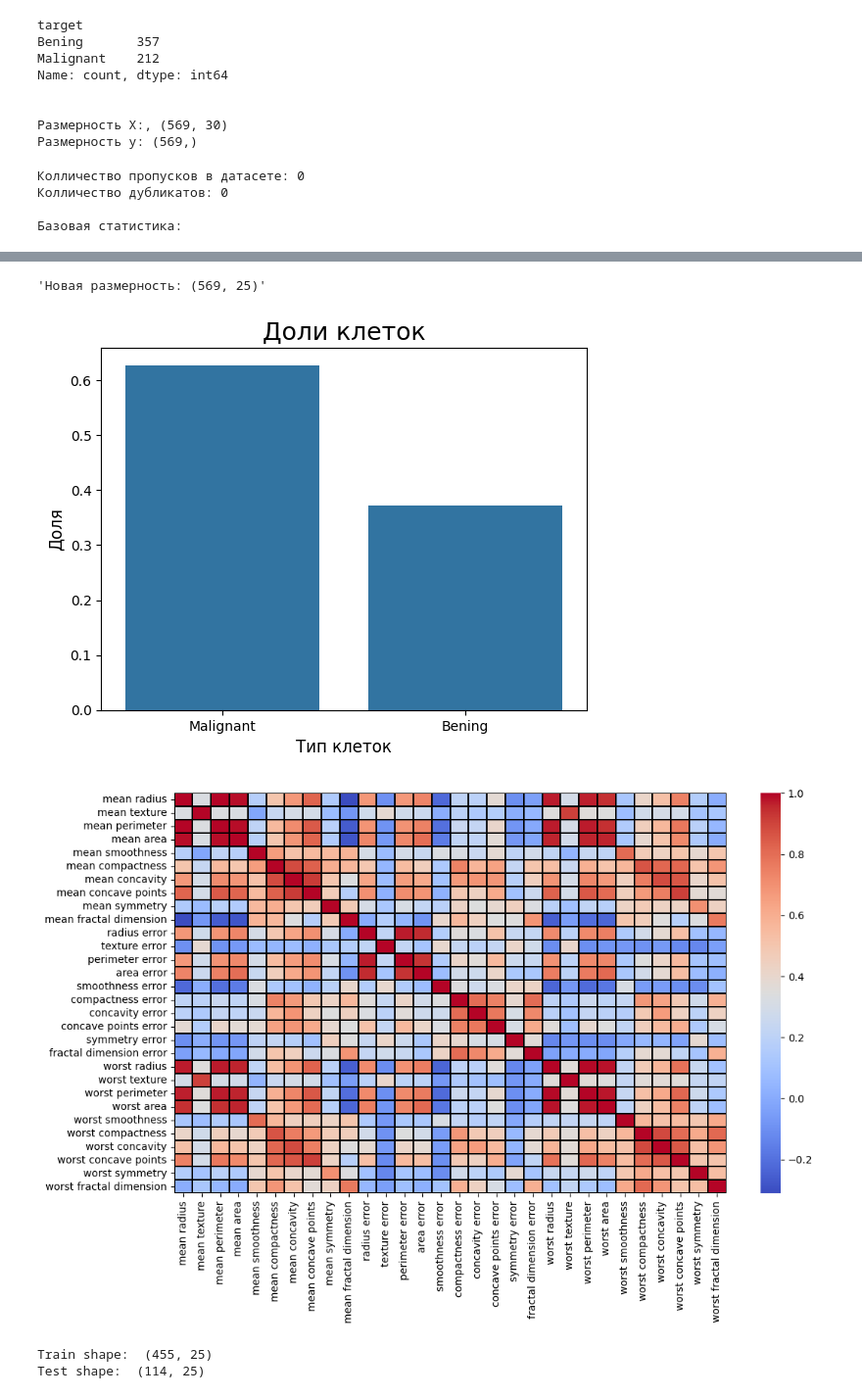
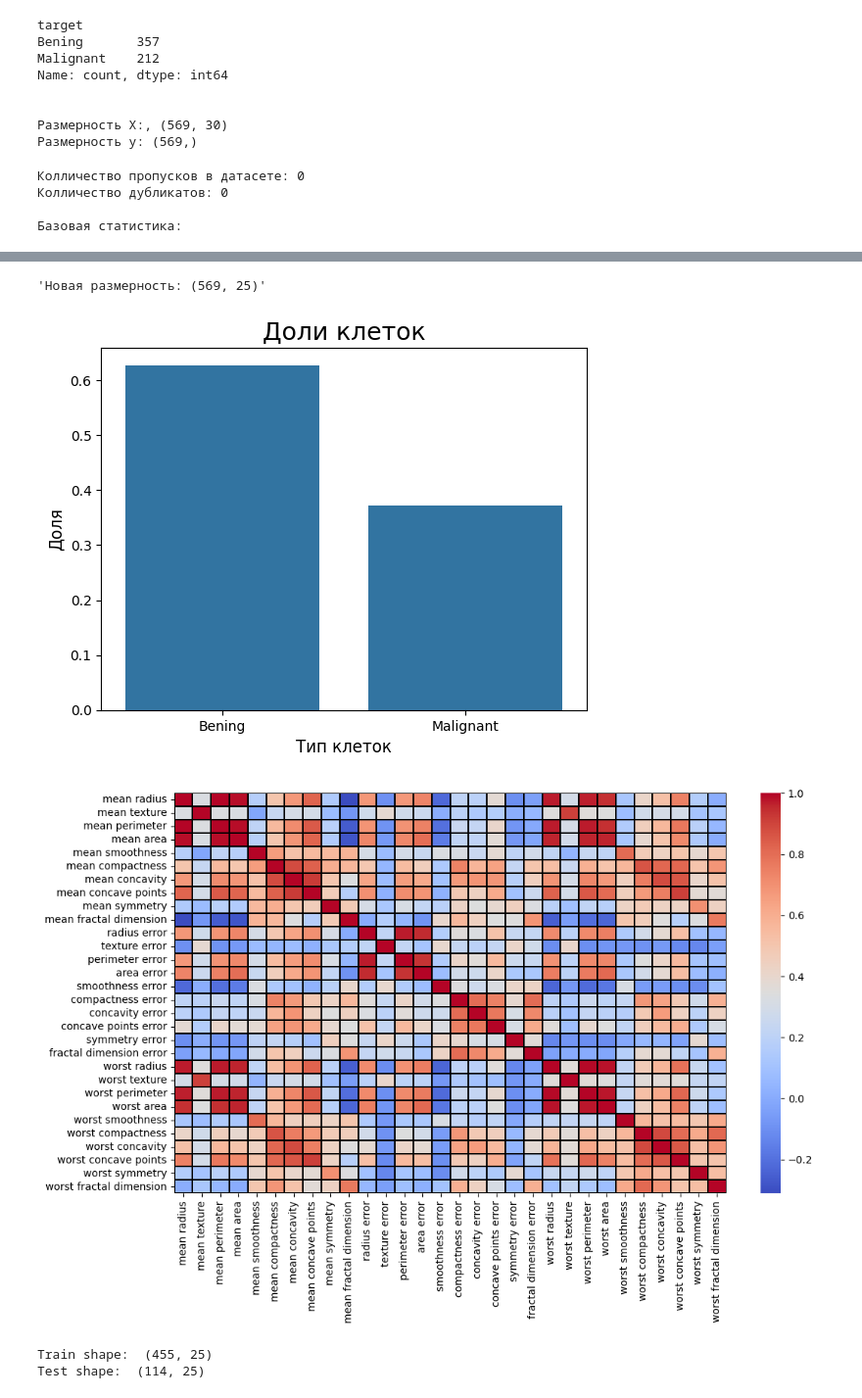
Before and after one commit to tomas098con/ml-course-homeworks, a Jupyter notebook: hw05_Logistic Regression/hw05.ipynb, the cells around one changed output, grey strips where cells are left out. Shown at 98% size. Saved outputs shown, nothing was run; the diff lists cells and outputs as text; code cells hidden in the pictures.

```diff
--- a/hw05_Logistic Regression/hw05.ipynb
+++ b/hw05_Logistic Regression/hw05.ipynb
@@ -53,7 +53,7 @@ print("\nБазовая статистика:")
 display(X.describe().T.head(10).round(2))
 
 sns.barplot(
-    x= ['Malignant', 'Bening'],
+    x= ['Bening', 'Malignant'],
     y= y.value_counts(normalize=True)
 )
 plt.title('Доли клеток', fontsize= 18)
@@ -66,34 +66,34 @@ plt.ylabel('Доля', fontsize = 12)
 
 plt.figure(figsize= (12, 7))
 corr = X[X.columns].corr()
 sns.heatmap(
     data= corr,
     annot= False,
     linewidths= 0.1,
     linecolor= 'black',
     cmap= 'coolwarm'
 )
 # Удаляем ненужные колонки
 X = X.drop(columns= ['worst radius', 'worst perimeter', 'worst area', 'mean perimeter', 'mean area'])
 display(f'Новая размерность: {X.shape}')
 # %% [output]
 Колличество пропусков в датасете: 0
 Колличество дубликатов: 0
 
 Базовая статистика:
 |  | count | mean | std | min | 25% | 50% | 75% | max |
 | mean radius | 569.0 | 14.13 | 3.52 | 6.98 | 11.70 | 13.37 | 15.78 | 28.11 |
 | mean texture | 569.0 | 19.29 | 4.30 | 9.71 | 16.17 | 18.84 | 21.80 | 39.28 |
 | mean perimeter | 569.0 | 91.97 | 24.30 | 43.79 | 75.17 | 86.24 | 104.10 | 188.50 |
 | mean area | 569.0 | 654.89 | 351.91 | 143.50 | 420.30 | 551.10 | 782.70 | 2501.00 |
 | mean smoothness | 569.0 | 0.10 | 0.01 | 0.05 | 0.09 | 0.10 | 0.11 | 0.16 |
 | mean compactness | 569.0 | 0.10 | 0.05 | 0.02 | 0.06 | 0.09 | 0.13 | 0.35 |
 | mean concavity | 569.0 | 0.09 | 0.08 | 0.00 | 0.03 | 0.06 | 0.13 | 0.43 |
 | mean concave points | 569.0 | 0.05 | 0.04 | 0.00 | 0.02 | 0.03 | 0.07 | 0.20 |
 | mean symmetry | 569.0 | 0.18 | 0.03 | 0.11 | 0.16 | 0.18 | 0.20 | 0.30 |
 | mean fractal dimension | 569.0 | 0.06 | 0.01 | 0.05 | 0.06 | 0.06 | 0.07 | 0.10 |
 'Новая размерность: (569, 25)'
-[figure, old version]
+[figure, new version]
 [figure]
 # %%
 # Разделение данный и стандартизация
```
Also changed, not shown: 1 other file.
